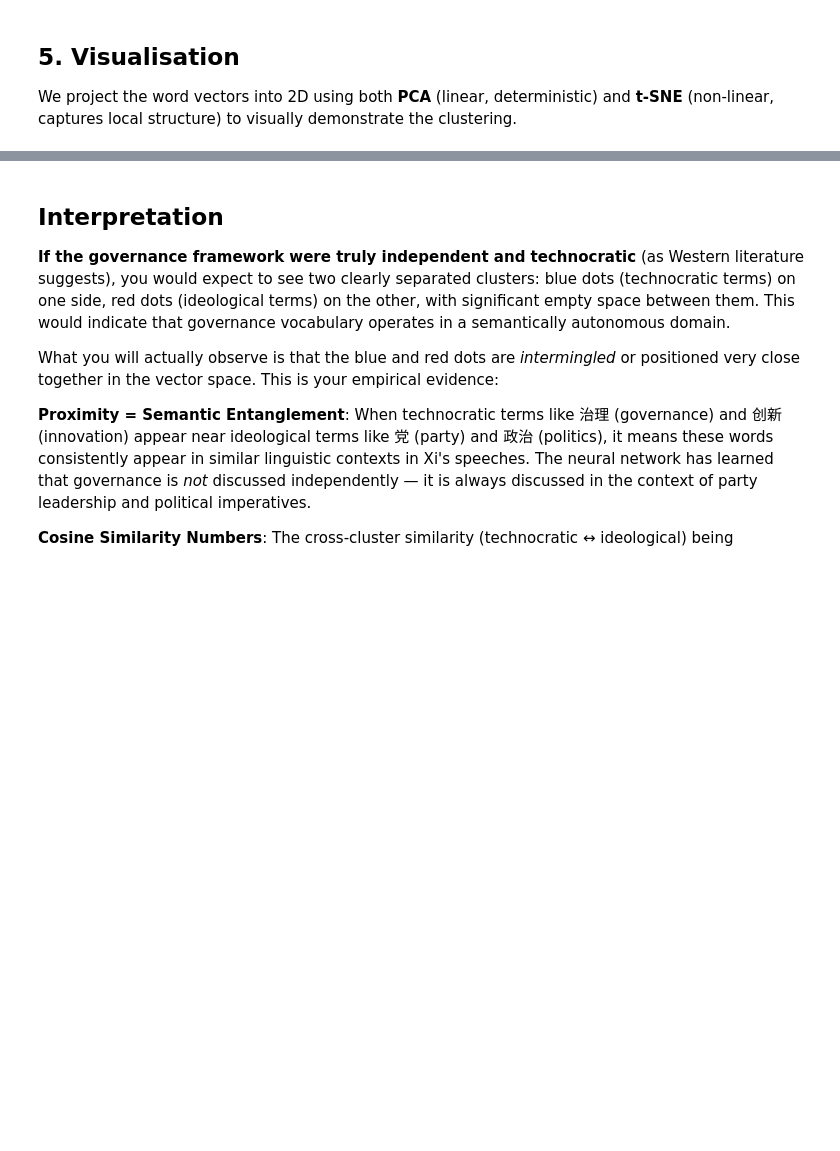
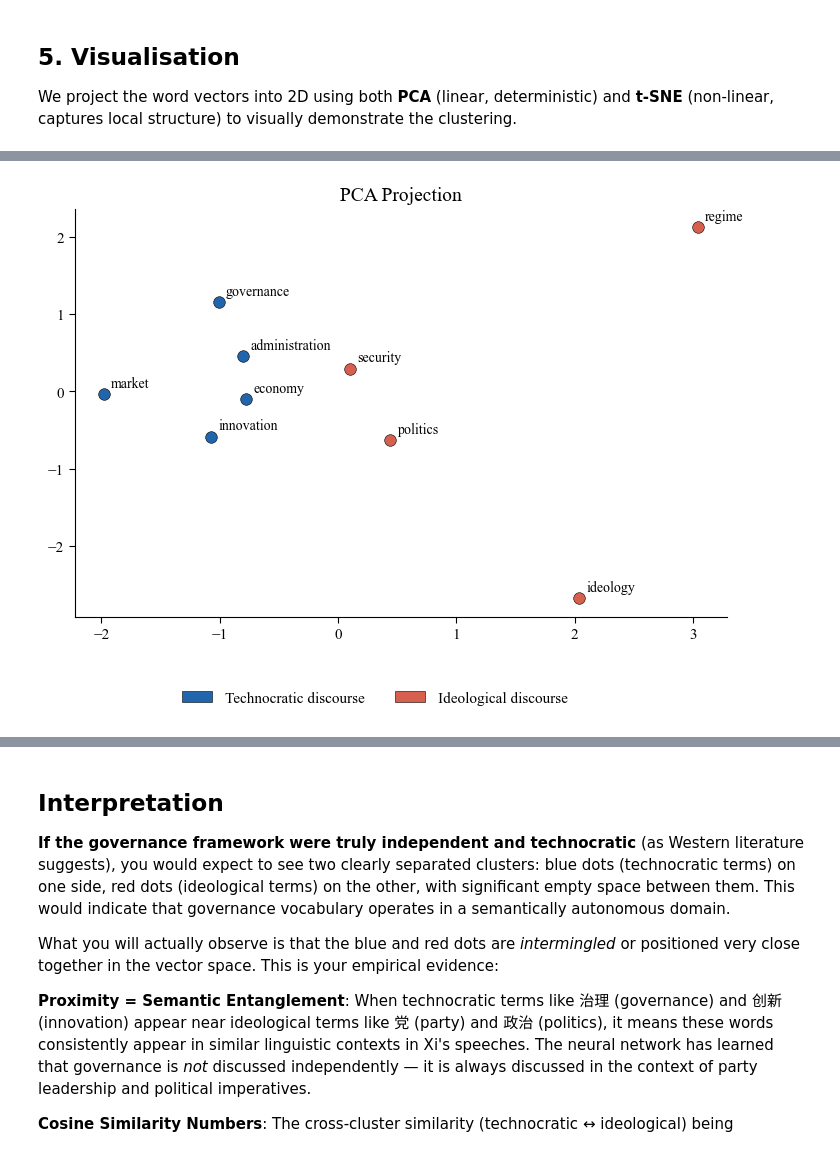
Before and after one commit to george-m2/xi_discourse_analysis, a Jupyter notebook: analysis.ipynb, the cells around one changed output, grey strips where cells are left out. Saved outputs shown, nothing was run; the diff lists cells and outputs as text; code cells hidden in the pictures; blank space fills up the shorter version.

Commit message:
analysis:  projection graphs changed to APA

```diff
--- a/analysis.ipynb
+++ b/analysis.ipynb
@@ -28,7 +28,7 @@ warnings.filterwarnings('ignore')
 matplotlib.rcParams['font.sans-serif'] = ['SimHei', 'Microsoft YaHei', 'Arial Unicode MS']
 matplotlib.rcParams['axes.unicode_minus'] = False
 
-CORPUS_CACHE = 'data/tokenized_corpus.pkl'
-MODEL_CACHE = 'data/word2vec_model'
+CORPUS_CACHE = 'src/tokenized_corpus.pkl'
+MODEL_CACHE = 'src/word2vec_model'
 
 print('All imports successful.')
@@ -35,5 +37,5 @@ print('All imports successful.')
 # %%
-df = pd.read_csv('data/master_xi_speeches.csv', on_bad_lines='skip', engine='python')
+df = pd.read_csv('src/master_xi_speeches.csv', on_bad_lines='skip', engine='python')
 print(f'Loaded {len(df)} rows.')
 
 df = df.dropna(subset=['text'])
@@ -327,0 +286,79 @@ print('\n✅ Plot saved as vector_space_clustering.png (300 DPI)')
+# %%
+plot_words = tech_terms + ideo_terms
+plot_vectors = np.array([model.wv[w] for w in plot_words])
+
+# APA-compliant colour palette
+TECH_COLOR = '#2166AC'  # muted blue
+IDEO_COLOR = '#D6604D'  # muted red-orange
+colors = [TECH_COLOR] * len(tech_terms) + [IDEO_COLOR] * len(ideo_terms)
+
+pca = PCA(n_components=2, random_state=42)
+coords_pca = pca.fit_transform(plot_vectors)
+
+perplexity = min(5, len(plot_words) - 1)
+tsne = TSNE(n_components=2, perplexity=perplexity, random_state=42, max_iter=2000)
+coords_tsne = tsne.fit_transform(plot_vectors)
+
+# --- APA style parameters ---
+APA_FONT  = 'Times New Roman'
+APA_SIZE  = 14
+APA_TICK  = 11
+APA_ANNOT = 10
+
+plt.rcParams.update({
+    'font.family':       APA_FONT,
+    'font.size':         APA_SIZE,
+    'axes.linewidth':    0.8,
+    'xtick.major.width': 0.8,
+    'ytick.major.width': 0.8,
+    'xtick.direction':   'out',
+    'ytick.direction':   'out',
+    'figure.facecolor':  'white',
+    'axes.facecolor':    'white',
+    'axes.grid':         False,
+})
+
+from matplotlib.patches import Patch
+legend_elements = [
+    Patch(facecolor=TECH_COLOR, edgecolor='black', linewidth=0.4,
+          label='Technocratic discourse'),
+    Patch(facecolor=IDEO_COLOR, edgecolor='black', linewidth=0.4,
+          label='Ideological discourse'),
+]
+
+def make_panel(coords, subtitle, filename):
+    fig, ax = plt.subplots(figsize=(7.5, 6))
+    fig.subplots_adjust(bottom=0.18, top=0.86, left=0.10, right=0.97)
+
+    for idx, word in enumerate(plot_words):
+        en_label = TECHNOCRATIC.get(word, IDEOLOGICAL.get(word, word))
+        ax.scatter(coords[idx, 0], coords[idx, 1],
+                   c=colors[idx], s=70,
+                   edgecolors='black', linewidths=0.4, zorder=5)
+        ax.annotate(en_label,
+                    (coords[idx, 0], coords[idx, 1]),
+                    fontsize=APA_ANNOT, fontfamily=APA_FONT,
+                    textcoords='offset points', xytext=(5, 5))
+
+    ax.spines['top'].set_visible(False)
+    ax.spines['right'].set_visible(False)
+    ax.spines['left'].set_linewidth(0.8)
+    ax.spines['bottom'].set_linewidth(0.8)
+    ax.tick_params(labelsize=APA_TICK, length=4, width=0.8)
+    ax.set_title(subtitle, fontsize=APA_SIZE, fontfamily=APA_FONT,
+                 fontweight='normal', pad=6)
+
+    fig.legend(handles=legend_elements, loc='lower center', ncol=2,
+               fontsize=APA_TICK, bbox_to_anchor=(0.5, 0.01), frameon=False)
+
+    fig.savefig(filename, dpi=600, bbox_inches='tight',
+                facecolor='white', edgecolor='none')
+    plt.show()
+    print(f'✅ Saved {filename}')
+
+make_panel(coords_pca,  'PCA Projection',   'vector_space_pca.png')
+make_panel(coords_tsne, 't-SNE Projection', 'vector_space_tsne.png')
+
+plt.rcParams.update(plt.rcParamsDefault)
+# %% [output]
+[figure, added]
```
Also changed, not shown: parts of 8 cells of this notebook.
